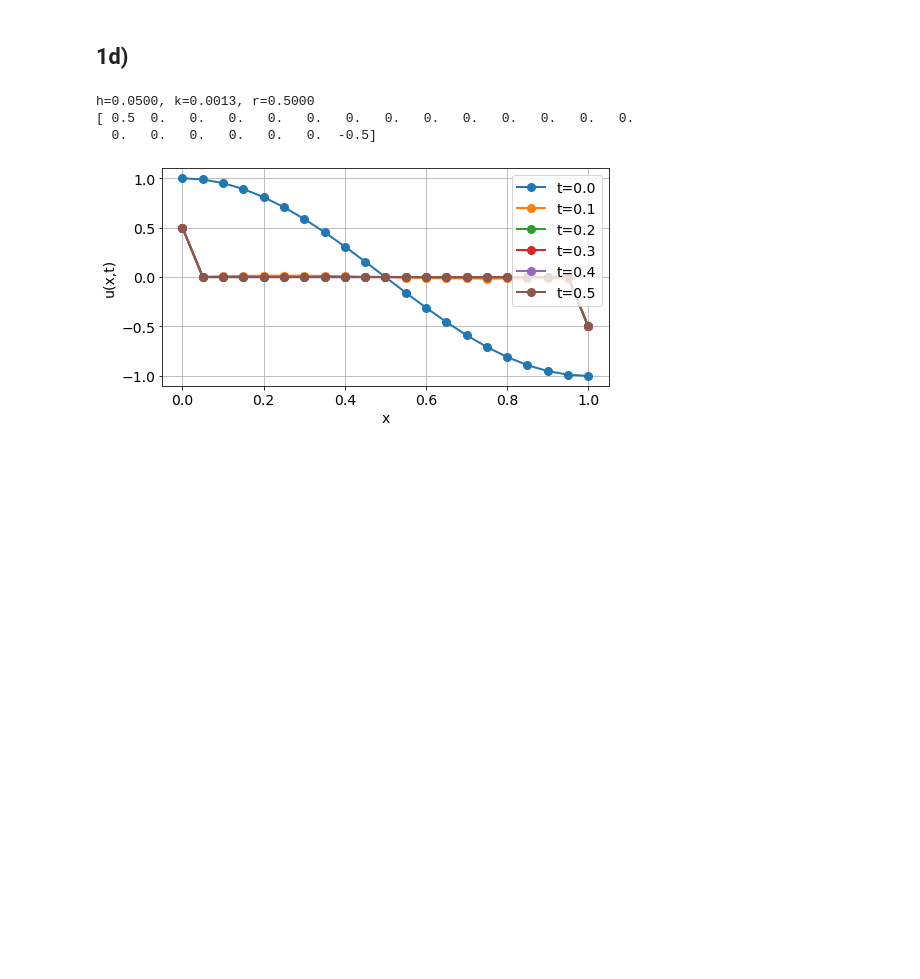
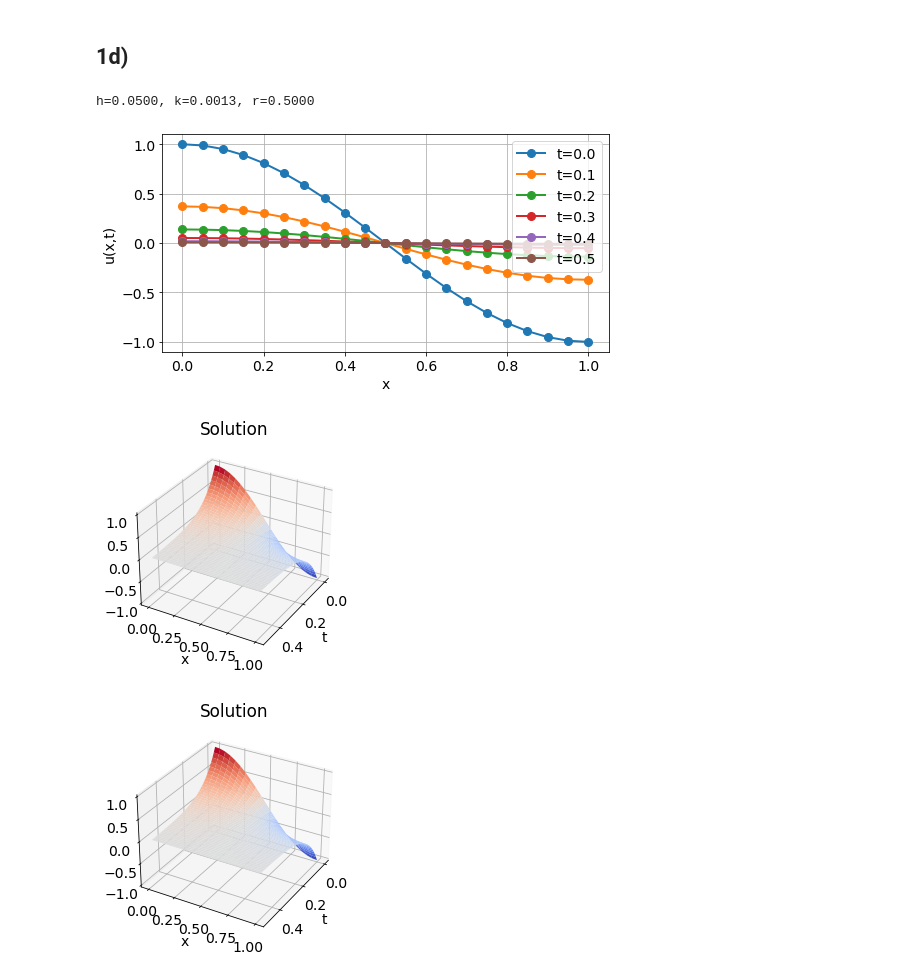
Before and after one commit to aledha/TMA4212-NumDiffDiff, a Jupyter notebook: Exercise 2/Ex2.ipynb, the cells around one changed output. Saved outputs shown, nothing was run; the diff lists cells and outputs as text; code cells hidden in the pictures; blank space fills up the shorter version.

```diff
--- a/Exercise 2/Ex2.ipynb
+++ b/Exercise 2/Ex2.ipynb
@@ -375,6 +375,9 @@ h=0.0500, k=0.0000, r=0.0000
 # %%
 def u0_2(x):
     return np.cos(np.pi * x)
+
+def u2_exact(x, t):
+    return np.exp(-np.pi**2 * t) * np.cos(np.pi * x)
 # %%
 def forward_euler_neumann(g, M=10, N=100, T=0.5):
     h = 1/M     # Stepsize in space
@@ -388,38 +391,41 @@ def forward_euler_neumann(g, M=10, N=100, T=0.5):
     x = np.linspace(0,1,M+1)   # Gridpoints on the x-axis
     t = np.linspace(0,T,N+1)   # Gridpoints on the t-axis
     U[:,0] = g(x)              # Initial values, endpoints included
-    q = np.zeros(M+1)
-    q[0] = U[0, 0] * r
-    q[-1] = U[-1, 0] * r
-    print(q)
-
+    q = np.zeros(M-1)
     Ch = np.eye(M-1) + r * tridiag(1,-2,1,M-1);
 
     # Main loop
     for n in range(N):
-        U[1:-1, n+1] = Ch.dot(U[1:-1,n])  # [1:-1] -> excluding endpoints
-        U[:,n+1] = U[:,n+1] + q
+        q[0] = U[0, n] * r
+        q[-1] = U[-1, n] * r
+        U[1:-1, n+1] = Ch.dot(U[1:-1,n]) + q  # [1:-1] -> excluding endpoints
         #U[:,n+1] = U[:,n+1] + q
         # Endpoints stay the same
+        U[0, n+1] = (1 - 2*r) * U[0, n] + 2*r * U[1, n]
+        U[M, n+1] = (1 - 2*r) * U[M, n] + 2*r * U[M-1, n]
     return x, t, U
 # %%
 x, t, U = forward_euler_neumann(u0_2, M=20, N=400, T=0.5)
 
 # Plot the solution at some points in time
 plt.figure(1)
 plt.clf()
 tplots = np.linspace(0,t[-1],6)
 k = t[1]-t[0]
 for tn in tplots:
     n = int(tn/k)
     tn = n*k
     plt.plot(x,U[:,n],'-o',label='t={:.1f}'.format(tn))
 plt.xlabel('x')
 plt.ylabel('u(x,t)')
 plt.legend()
 plt.show()
+
+T, X = np.meshgrid(t,x)
+plot_solution(x, t, U)
+plot_solution(x, t, u2_exact(X, T))
 # %% [output]
 h=0.0500, k=0.0013, r=0.5000
-[ 0.5  0.   0.   0.   0.   0.   0.   0.   0.   0.   0.   0.   0.   0.
-  0.   0.   0.   0.   0.   0.  -0.5]
-[figure, old version]
+[figure, new version]
+[figure, added]
+[figure, added]
```
